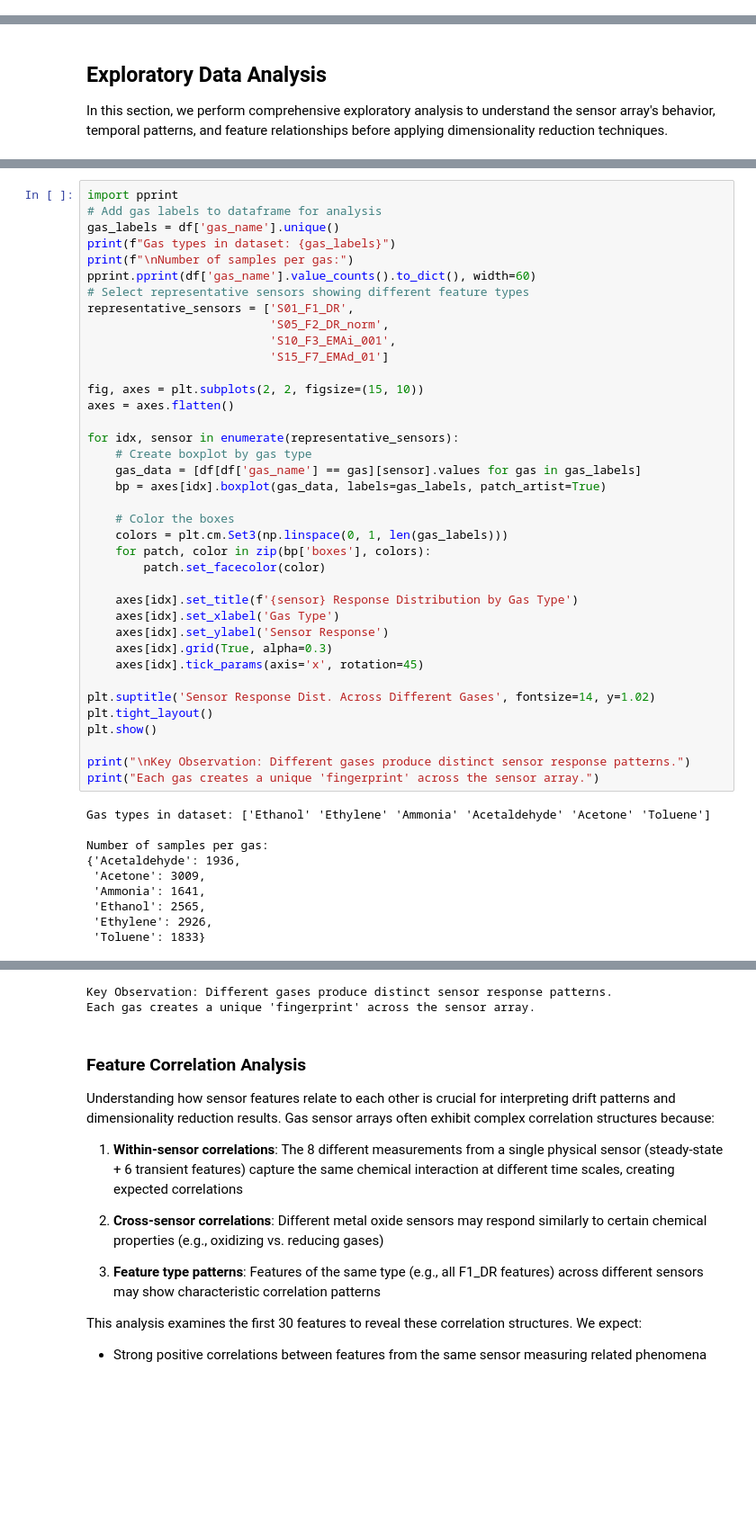
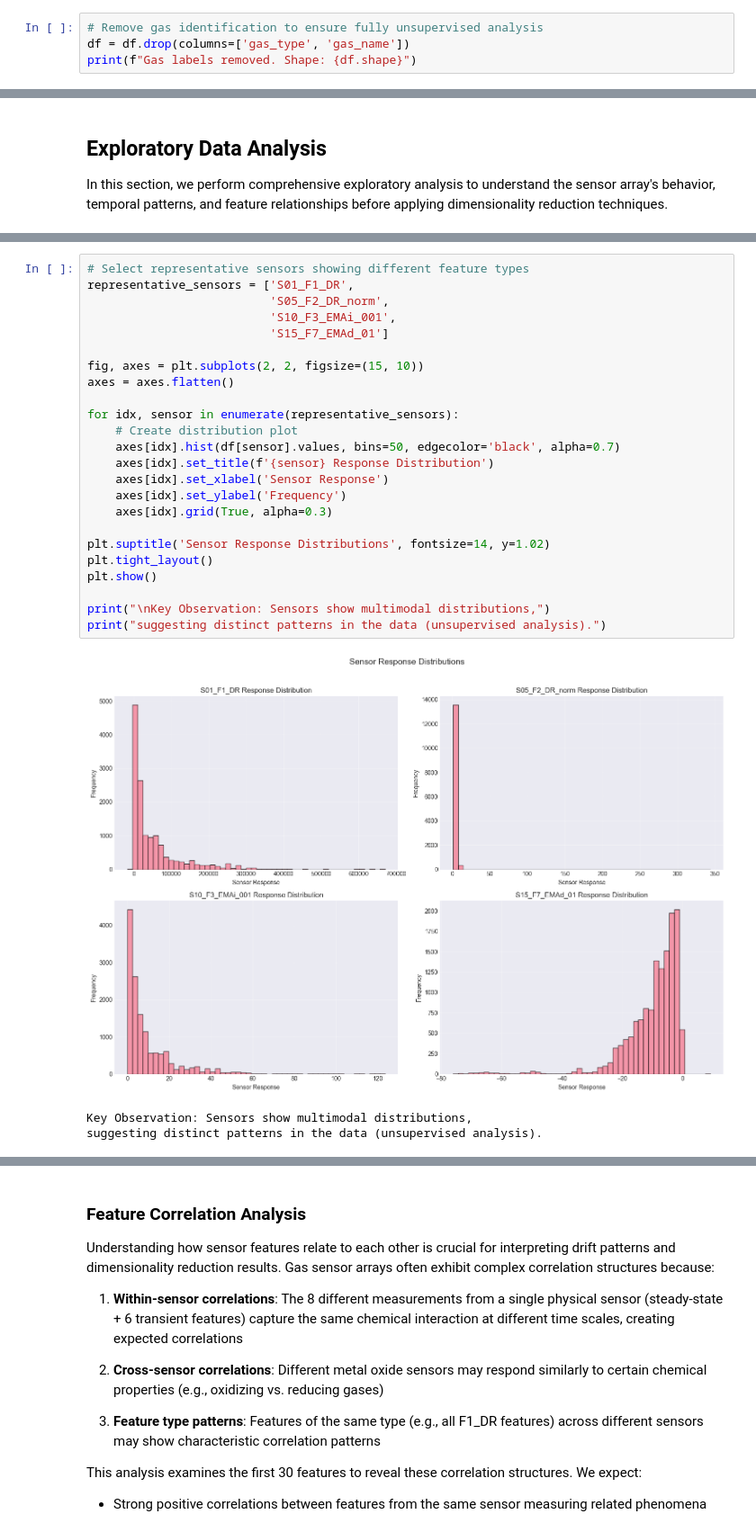
Before and after one commit to tgrytnes/sensor-drift-pca, a Jupyter notebook: notebooks/main.ipynb, the cells around one changed output, grey strips where cells are left out. Shown at 90% size. Saved outputs shown, nothing was run; the diff lists cells and outputs as text; blank space fills up the shorter version.

```diff
--- a/notebooks/main.ipynb
+++ b/notebooks/main.ipynb
@@ -243,0 +256,4 @@ Regarding negative sensor values: These are expected and scientifically meaningf
+# %%
+# Remove gas identification to ensure fully unsupervised analysis
+df = df.drop(columns=['gas_type', 'gas_name'])
+print(f"Gas labels removed. Shape: {df.shape}")
@@ -363,48 +372,28 @@ Clear separation between gas types confirms that (1) meaningful chemical informa
 # %%
-import pprint
-# Add gas labels to dataframe for analysis
-gas_labels = df['gas_name'].unique()
-print(f"Gas types in dataset: {gas_labels}")
-print(f"\nNumber of samples per gas:")
-pprint.pprint(df['gas_name'].value_counts().to_dict(), width=60)
 # Select representative sensors showing different feature types
 representative_sensors = ['S01_F1_DR',
                           'S05_F2_DR_norm',
                           'S10_F3_EMAi_001',
                           'S15_F7_EMAd_01']
 
 fig, axes = plt.subplots(2, 2, figsize=(15, 10))
 axes = axes.flatten()
 
 for idx, sensor in enumerate(representative_sensors):
-    # Create boxplot by gas type
-    gas_data = [df[df['gas_name'] == gas][sensor].values for gas in gas_labels]
-    bp = axes[idx].boxplot(gas_data, labels=gas_labels, patch_artist=True)
+    # Create distribution plot
+    axes[idx].hist(df[sensor].values, bins=50, edgecolor='black', alpha=0.7)
+    axes[idx].set_title(f'{sensor} Response Distribution')
+    axes[idx].set_xlabel('Sensor Response')
+    axes[idx].set_ylabel('Frequency')
+    axes[idx].grid(True, alpha=0.3)
 
-    # Color the boxes
-    colors = plt.cm.Set3(np.linspace(0, 1, len(gas_labels)))
-    for patch, color in zip(bp['boxes'], colors):
-        patch.set_facecolor(color)
-
-    axes[idx].set_title(f'{sensor} Response Distribution by Gas Type')
-    axes[idx].set_xlabel('Gas Type')
-    axes[idx].set_ylabel('Sensor Response')
-    axes[idx].grid(True, alpha=0.3)
-    axes[idx].tick_params(axis='x', rotation=45)
-
-plt.suptitle('Sensor Response Dist. Across Different Gases', fontsize=14, y=1.02)
+plt.suptitle('Sensor Response Distributions', fontsize=14, y=1.02)
 plt.tight_layout()
 plt.show()
 
-print("\nKey Observation: Different gases produce distinct sensor response patterns.")
-print("Each gas creates a unique 'fingerprint' across the sensor array.")
+print("\nKey Observation: Sensors show multimodal distributions,")
+print("suggesting distinct patterns in the data (unsupervised analysis).")
 # %% [output]
+[figure, new version]
-Gas types in dataset: ['Ethanol' 'Ethylene' 'Ammonia' 'Acetaldehyde' 'Acetone' 'Toluene']
-
-Number of samples per gas:
-{'Acetaldehyde': 1936,
- 'Acetone': 3009,
- 'Ammonia': 1641,
- 'Ethanol': 2565,
- 'Ethylene': 2926,
- 'Toluene': 1833}
+Key Observation: Sensors show multimodal distributions,
+suggesting distinct patterns in the data (unsupervised analysis).
@@ -412,5 +400,3 @@ Number of samples per gas:
-Key Observation: Different gases produce distinct sensor response patterns.
-Each gas creates a unique 'fingerprint' across the sensor array.
 # %% [markdown]
 ### Feature Correlation Analysis
 
```
Also changed, not shown: parts of 13 cells of this notebook, 2 other files.
